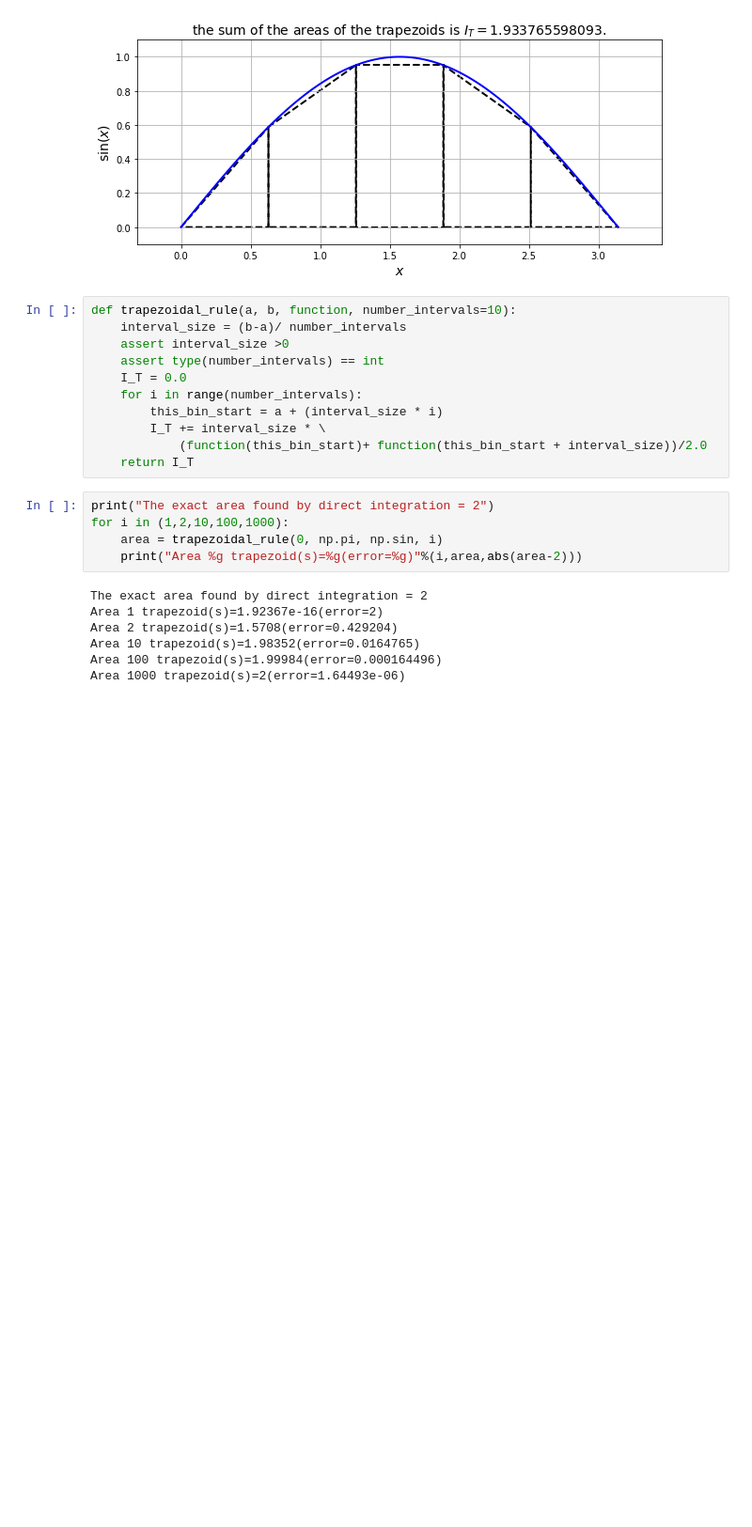
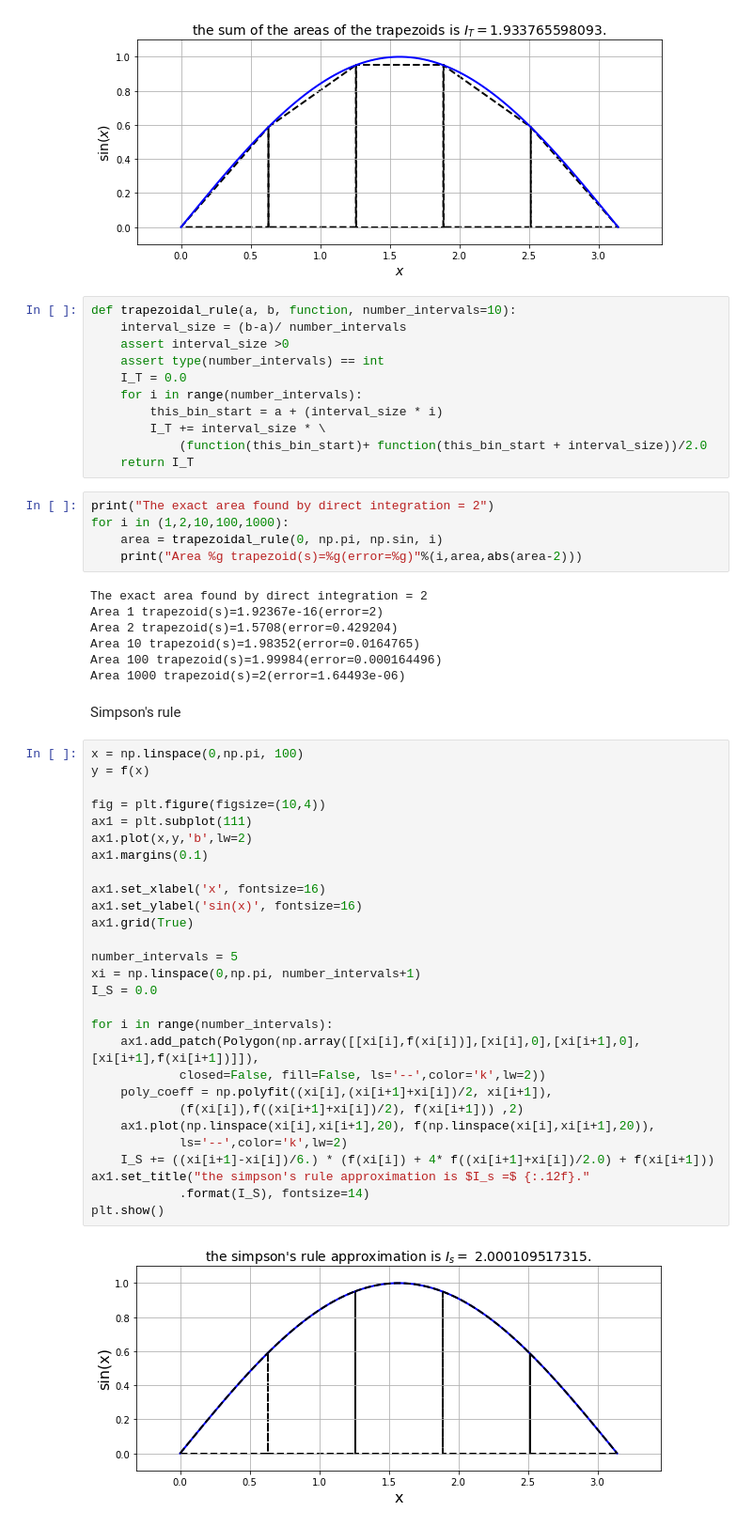
Before and after one commit to acse-0e251b1d/pre-sessional-learning-materials, a Jupyter notebook: Primer-on-Programming-in-Python-MathematicalComputational-Techniques/3.mathematics/5.numerical-method/9_exercise.ipynb, the cells around one changed output. Shown at 94% size. Cells and saved outputs as stored; diff of their text form; blank space fills up the shorter version.

```diff
--- a/Primer-on-Programming-in-Python-MathematicalComputational-Techniques/3.mathematics/5.numerical-method/9_exercise.ipynb
+++ b/Primer-on-Programming-in-Python-MathematicalComputational-Techniques/3.mathematics/5.numerical-method/9_exercise.ipynb
@@ -147,3 +147,35 @@ Area 2 trapezoid(s)=1.5708(error=0.429204)
 Area 10 trapezoid(s)=1.98352(error=0.0164765)
 Area 100 trapezoid(s)=1.99984(error=0.000164496)
 Area 1000 trapezoid(s)=2(error=1.64493e-06)
+# %% [markdown]
+Simpson's rule
+# %%
+x = np.linspace(0,np.pi, 100)
+y = f(x)
+
+fig = plt.figure(figsize=(10,4))
+ax1 = plt.subplot(111)
+ax1.plot(x,y,'b',lw=2)
+ax1.margins(0.1)
+
+ax1.set_xlabel('x', fontsize=16)
+ax1.set_ylabel('sin(x)', fontsize=16)
+ax1.grid(True)
+
+number_intervals = 5
+xi = np.linspace(0,np.pi, number_intervals+1)
+I_S = 0.0
+
+for i in range(number_intervals):
+    ax1.add_patch(Polygon(np.array([[xi[i],f(xi[i])],[xi[i],0],[xi[i+1],0],[xi[i+1],f(xi[i+1])]]),
+            closed=False, fill=False, ls='--',color='k',lw=2))
+    poly_coeff = np.polyfit((xi[i],(xi[i+1]+xi[i])/2, xi[i+1]),
+            (f(xi[i]),f((xi[i+1]+xi[i])/2), f(xi[i+1])) ,2)
+    ax1.plot(np.linspace(xi[i],xi[i+1],20), f(np.linspace(xi[i],xi[i+1],20)),
+            ls='--',color='k',lw=2)
+    I_S += ((xi[i+1]-xi[i])/6.) * (f(xi[i]) + 4* f((xi[i+1]+xi[i])/2.0) + f(xi[i+1]))
+ax1.set_title("the simpson's rule approximation is $I_s =$ {:.12f}."
+            .format(I_S), fontsize=14)
+plt.show()
+# %% [output]
+[figure, added]
```
Also changed, not shown: parts of 8 cells of this notebook, 6 other files.
